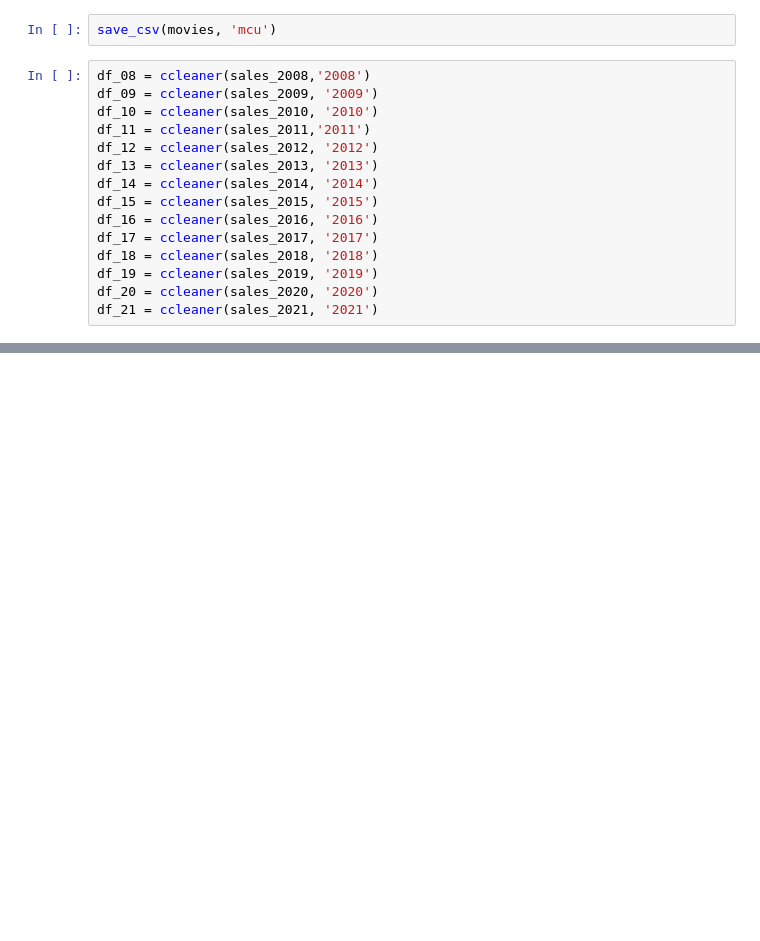
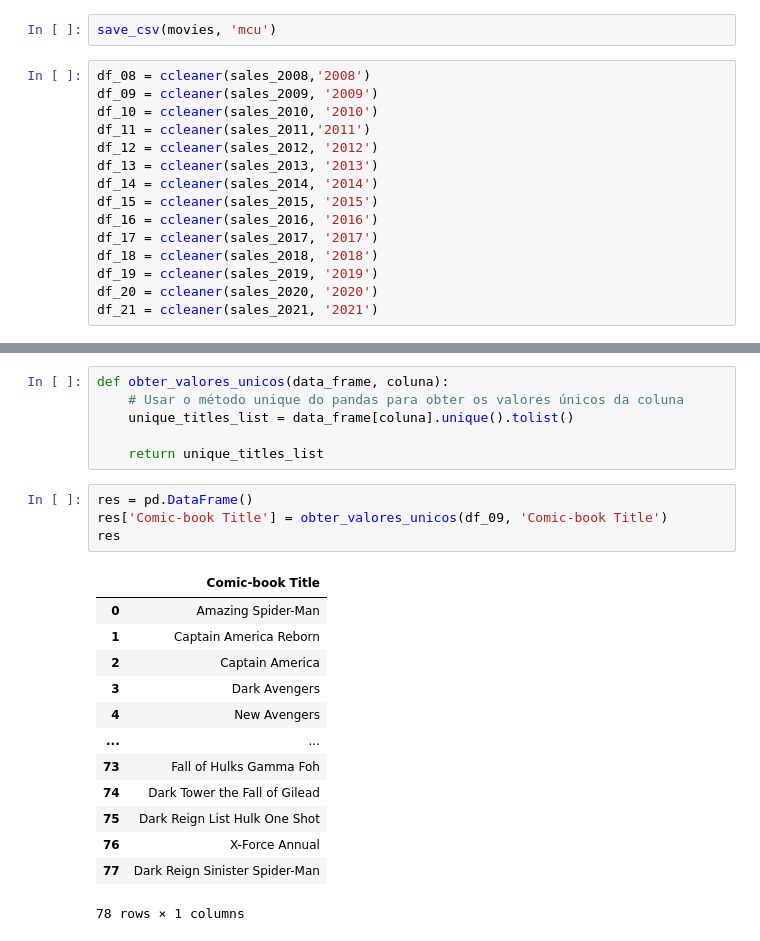
Before and after one commit to leoolessa/Project-MCU, a Jupyter notebook: main.ipynb, the cells around one changed output, grey strips where cells are left out. Drawn from its saved outputs; the diff is of its cells as text; blank space fills up the shorter version.

```diff
--- a/main.ipynb
+++ b/main.ipynb
@@ -188,0 +136,24 @@ marvel
+# %%
+def obter_valores_unicos(data_frame, coluna):
+    # Usar o método unique do pandas para obter os valores únicos da coluna
+    unique_titles_list = data_frame[coluna].unique().tolist()
+
+    return unique_titles_list
+# %%
+res = pd.DataFrame()
+res['Comic-book Title'] = obter_valores_unicos(df_09, 'Comic-book Title')
+res
+# %% [output]
+|  | Comic-book Title |
+| 0 | Amazing Spider-Man |
+| 1 | Captain America Reborn |
+| 2 | Captain America |
+| 3 | Dark Avengers |
+| 4 | New Avengers |
+| ... | ... |
+| 73 | Fall of Hulks Gamma Foh |
+| 74 | Dark Tower the Fall of Gilead |
+| 75 | Dark Reign List Hulk One Shot |
+| 76 | X-Force Annual |
+| 77 | Dark Reign Sinister Spider-Man |
+78 rows × 1 columns
```
Also changed, not shown: parts of 11 cells of this notebook, 1 other file.
